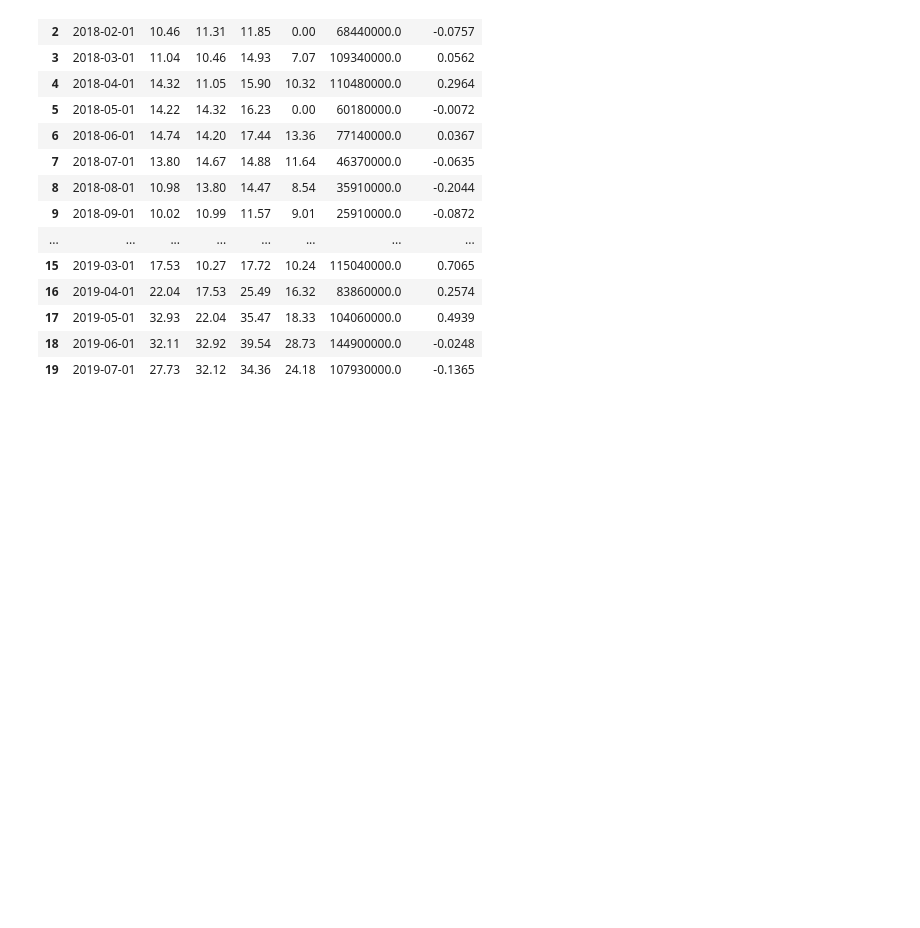
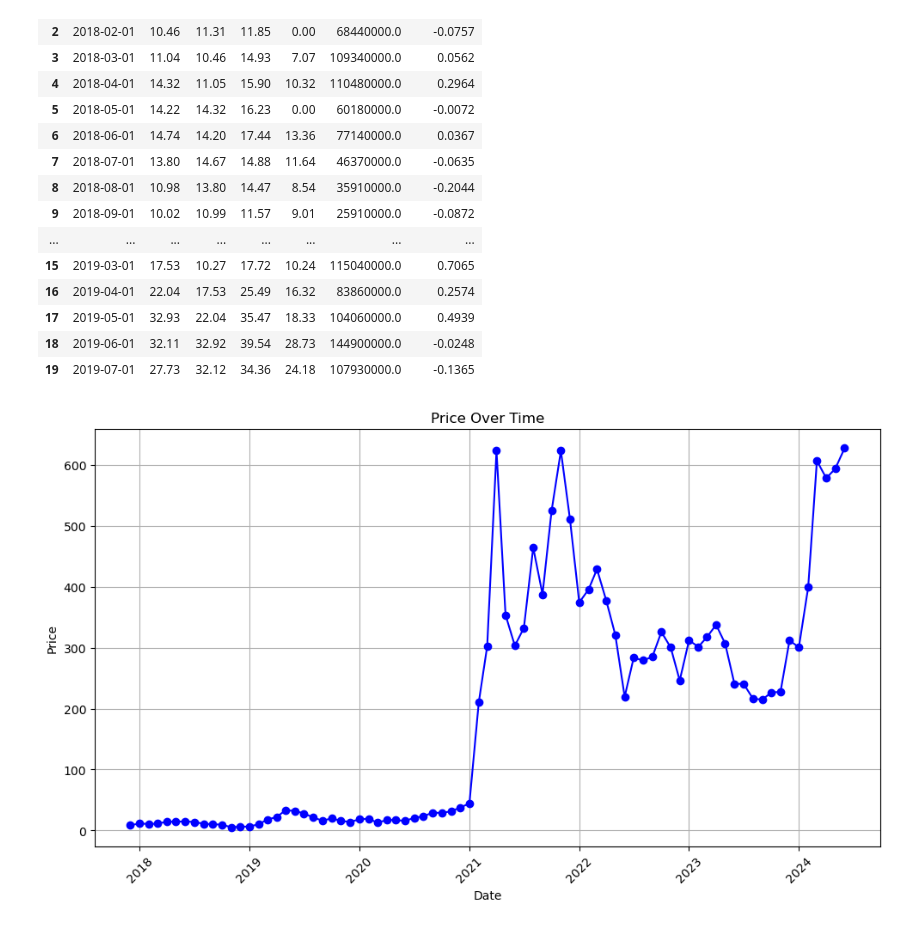
Before and after one commit to Vahe1999/BNB_Crypto_Analysis, a Jupyter notebook: Downloads/Project (1).ipynb, the cells around one changed output. Drawn from its saved outputs; the diff is of its cells as text; code cells hidden in the pictures; blank space fills up the shorter version.

```diff
--- a/Downloads/Project (1).ipynb
+++ b/Downloads/Project (1).ipynb
@@ -135,3 +133,20 @@ df.head(20)
 | 17 | 2019-05-01 | 32.93 | 22.04 | 35.47 | 18.33 | 104060000.0 | 0.4939 |
 | 18 | 2019-06-01 | 32.11 | 32.92 | 39.54 | 28.73 | 144900000.0 | -0.0248 |
 | 19 | 2019-07-01 | 27.73 | 32.12 | 34.36 | 24.18 | 107930000.0 | -0.1365 |
+# %%
+import matplotlib.pyplot as plt
+
+df = pd.DataFrame(df)
+
+plt.figure(figsize=(10, 6))
+plt.plot(df['Date'], df['Price'], marker='o', color='b', linestyle='-')
+plt.title('Price Over Time')
+plt.xlabel('Date')
+plt.ylabel('Price')
+plt.grid(True)
+plt.xticks(rotation=45)
+plt.tight_layout()
+
+plt.show()
+# %% [output]
+[figure, added]
```
Also changed, not shown: parts of 4 cells of this notebook.
